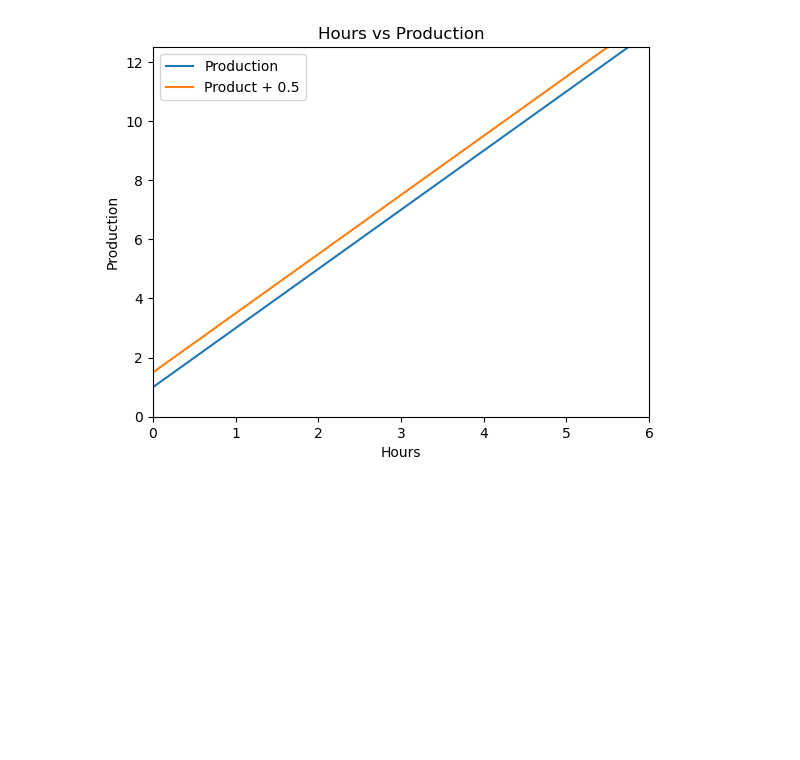
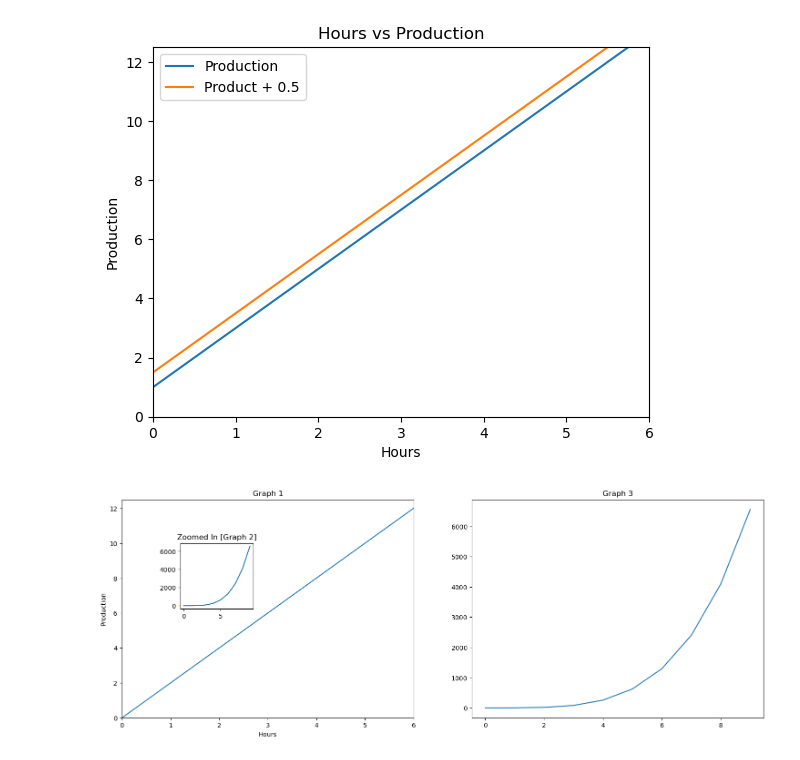
Before and after one commit to pythonai211225-rgb/01.07.2026, a Jupyter notebook: matplotlib1_01_07_2026.ipynb, the cells around one changed output. Saved outputs shown, nothing was run; the diff lists cells and outputs as text; code cells hidden in the pictures; blank space fills up the shorter version.

```diff
--- a/matplotlib1_01_07_2026.ipynb
+++ b/matplotlib1_01_07_2026.ipynb
@@ -39,3 +39,34 @@ plt.show()
 # draw the graph using plot
 # %% [output]
 [figure]
+# %%
+import matplotlib.pyplot as plt
+
+fig = plt.figure(figsize=(6.4, 4.8))  # 640 ==> 6.4, 480 => 4.8
+
+#            left=0 bottom=0 width=% height=%
+axes1 = fig.add_axes([0, 0, 1, 1])
+x = np.arange(0, 10)
+y = 2 * x
+axes1.set_xlim(0, 6)
+axes1.set_ylim(0, 12.5)
+axes1.set_xlabel('Hours')
+axes1.set_ylabel('Production')
+axes1.set_title('Graph 1')
+axes1.plot(x, y)
+
+axes2 = fig.add_axes([0.2, 0.5, 0.25, 0.3])
+a = np.arange(0, 10)
+b = a ** 4
+axes2.set_title('Zoomed In [Graph 2]')
+axes2.plot(a, b)
+
+axes3 = fig.add_axes([1.2, 0, 1, 1])
+axes3.set_title('Graph 3')
+a = np.arange(0, 10)
+b = a ** 4
+axes3.plot(a, b)
+
+plt.show()
+# %% [output]
+[figure, added]
```
